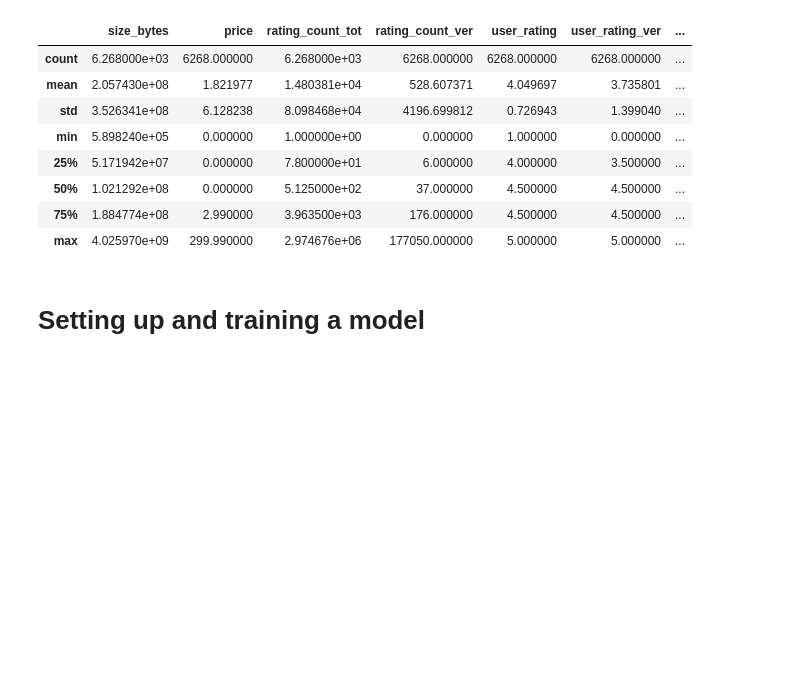
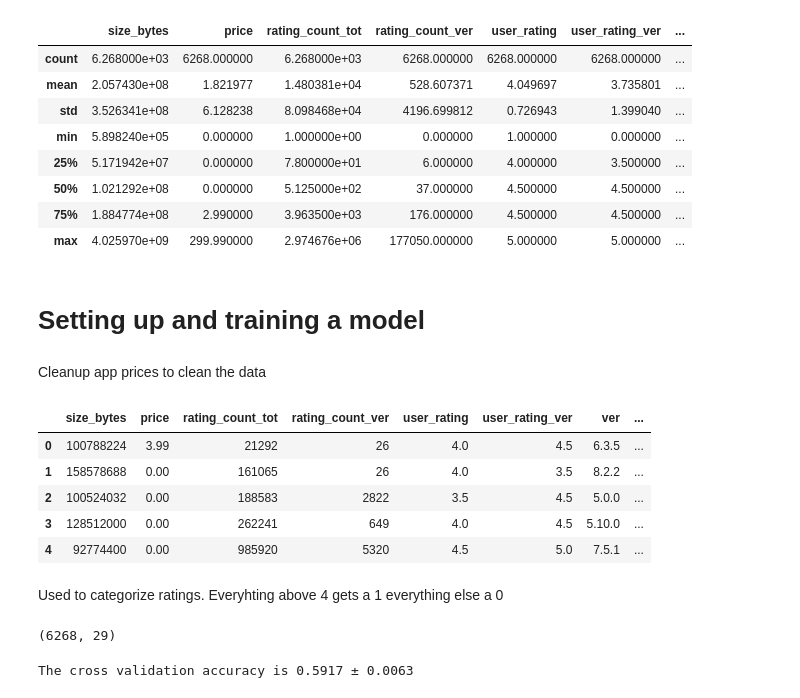
Before and after one commit to CezanvM/MachineLearning, a Jupyter notebook: src/Main.ipynb, the cells around one changed output. Saved outputs shown, nothing was run; the diff lists cells and outputs as text; code cells hidden in the pictures; blank space fills up the shorter version.

Commit message:
added model training to main file

```diff
--- a/src/Main.ipynb
+++ b/src/Main.ipynb
@@ -299,0 +315,14 @@ dataset.to_csv("../dataset/AppleStoreNormalized.csv", index=False, encoding='utf
+# %% [markdown]
+Cleanup app prices to clean the data
+# %%
+dataset['is_not_free'] = dataset['price'].apply(lambda x: 1 if x > 0 else 0)
+dataset.head()
+# %% [output]
+|  | size_bytes | price | rating_count_tot | rating_count_ver | user_rating | user_rating_ver | ver | ... |
+| 0 | 100788224 | 3.99 | 21292 | 26 | 4.0 | 4.5 | 6.3.5 | ... |
+| 1 | 158578688 | 0.00 | 161065 | 26 | 4.0 | 3.5 | 8.2.2 | ... |
+| 2 | 100524032 | 0.00 | 188583 | 2822 | 3.5 | 4.5 | 5.0.0 | ... |
+| 3 | 128512000 | 0.00 | 262241 | 649 | 4.0 | 4.5 | 5.10.0 | ... |
+| 4 | 92774400 | 0.00 | 985920 | 5320 | 4.5 | 5.0 | 7.5.1 | ... |
+# %% [markdown]
+Used to categorize ratings. Everyhting above 4 gets a 1 everything else a 0
@@ -299,0 +335,10 @@ dataset.to_csv("../dataset/AppleStoreNormalized.csv", index=False, encoding='utf
+# %%
+X = pd.concat([dataset[['is_not_free', 'rating_count_mms']], dataset_dummies], axis=1).values
+Y = dataset['user_rating']
+Y = Y.apply(categorize_rating).values
+
+X_train, X_test, Y_train, Y_test = train_test_split(X, Y, test_size=0.2)
+len(X_train)
+X.shape
+# %% [output]
+(6268, 29)
@@ -299,0 +354,9 @@ dataset.to_csv("../dataset/AppleStoreNormalized.csv", index=False, encoding='utf
+# %%
+model = KerasClassifier(build_fn=model_builder_sigmoid,
+                        epochs=25,
+                        verbose=0)
+cv = KFold(3, shuffle=True)
+scores = cross_val_score(model, X, Y, cv=cv)
+print("The cross validation accuracy is {:0.4f} ± {:0.4f}".format(scores.mean(), scores.std()))
+# %% [output]
+The cross validation accuracy is 0.5917 ± 0.0063
```
Also changed, not shown: parts of 21 cells of this notebook, 1 other file.
